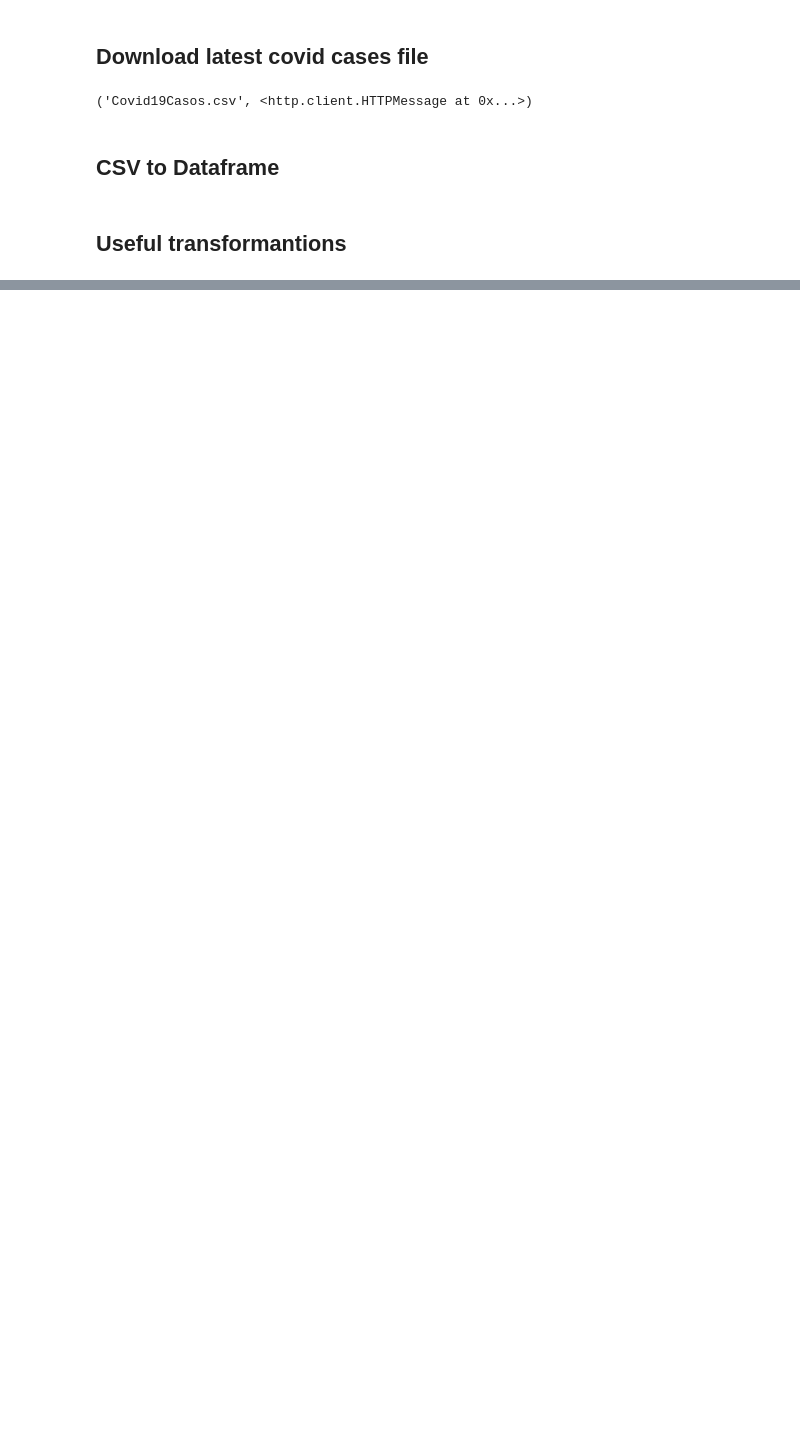
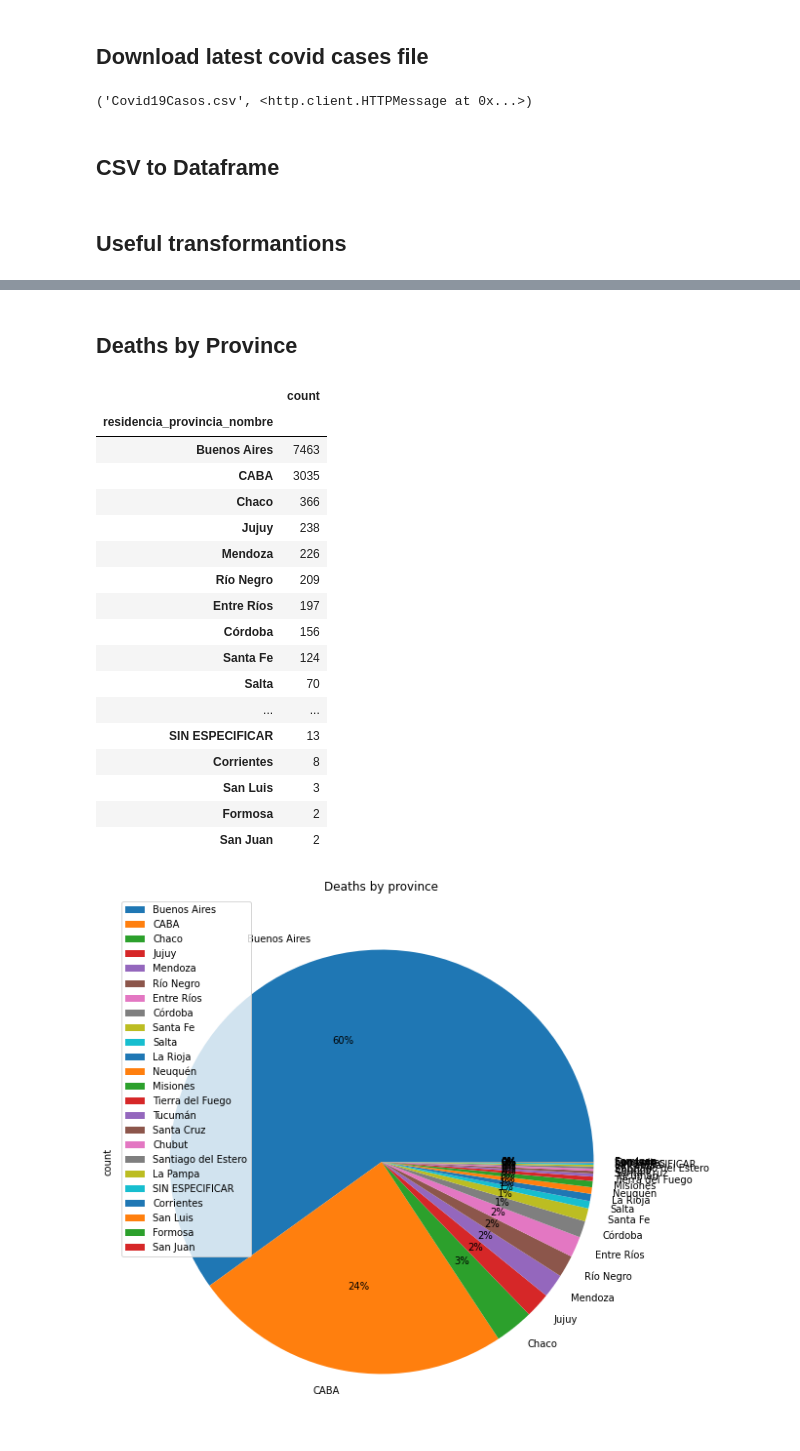
Before and after one commit to federicoarrua/covid_analysis_jupyter, a Jupyter notebook: covid/covid_notebook.ipynb, the cells around one changed output, grey strips where cells are left out. Cells and saved outputs as stored; diff of their text form; code cells hidden in the pictures; blank space fills up the shorter version.

```diff
--- a/covid/covid_notebook.ipynb
+++ b/covid/covid_notebook.ipynb
@@ -17,4 +17,5 @@ covidDF = pd.read_csv('Covid19Casos.csv')
 ## Useful transformantions
 # %%
 covidConfirmedDF = covidDF[covidDF['clasificacion_resumen'] == 'Confirmado']
+covidDeathsDF = covidDF[covidDF['fallecido'] == 'SI']
 # %% [markdown]
@@ -29,0 +49,28 @@ casesPerProvince.set_index('residencia_provincia_nombre').plot.pie(y='count', fi
+# %% [markdown]
+## Deaths by Province
+# %%
+deathsPerProvince = covidDeathsDF.copy()
+deathsPerProvince['count'] = deathsPerProvince.groupby('residencia_provincia_nombre')['residencia_provincia_nombre'].transform('count')
+deathsPerProvince = deathsPerProvince[['residencia_provincia_nombre', 'count']].groupby('residencia_provincia_nombre').count().reset_index().sort_values('count', ascending=False)
+deathsPerProvince.set_index('residencia_provincia_nombre').plot.pie(y='count', autopct='%1.0f%%', figsize=(10,10)).set_title("Deaths by province")
+deathsPerProvince.set_index('residencia_provincia_nombre')
+# %% [output]
+|  | count |
+| residencia_provincia_nombre |  |
+| Buenos Aires | 7463 |
+| CABA | 3035 |
+| Chaco | 366 |
+| Jujuy | 238 |
+| Mendoza | 226 |
+| Río Negro | 209 |
+| Entre Ríos | 197 |
+| Córdoba | 156 |
+| Santa Fe | 124 |
+| Salta | 70 |
+| ... | ... |
+| SIN ESPECIFICAR | 13 |
+| Corrientes | 8 |
+| San Luis | 3 |
+| Formosa | 2 |
+| San Juan | 2 |
+[figure, added]
```
Also changed, not shown: parts of 6 cells of this notebook.
